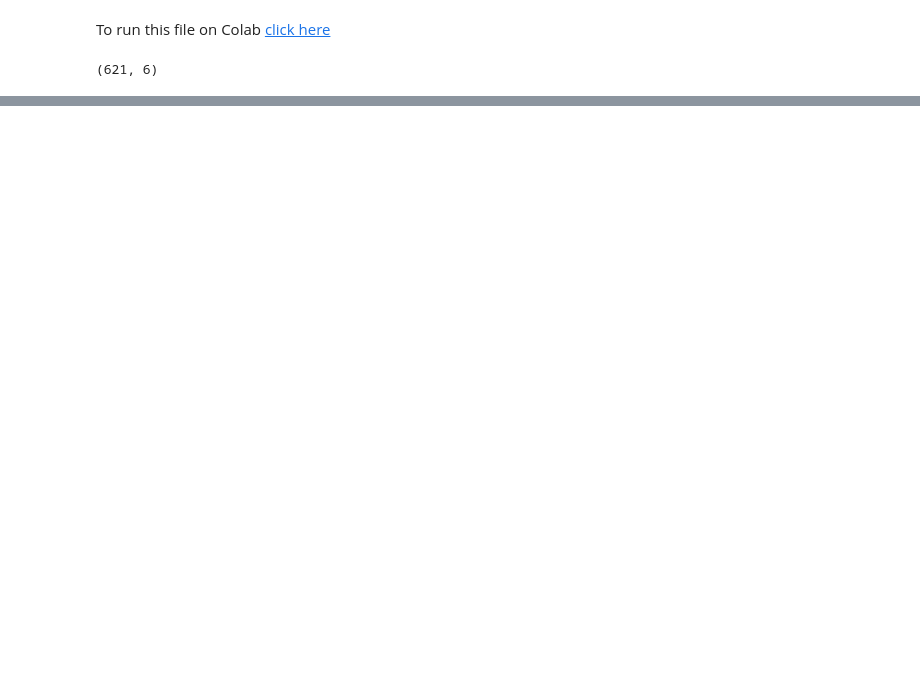
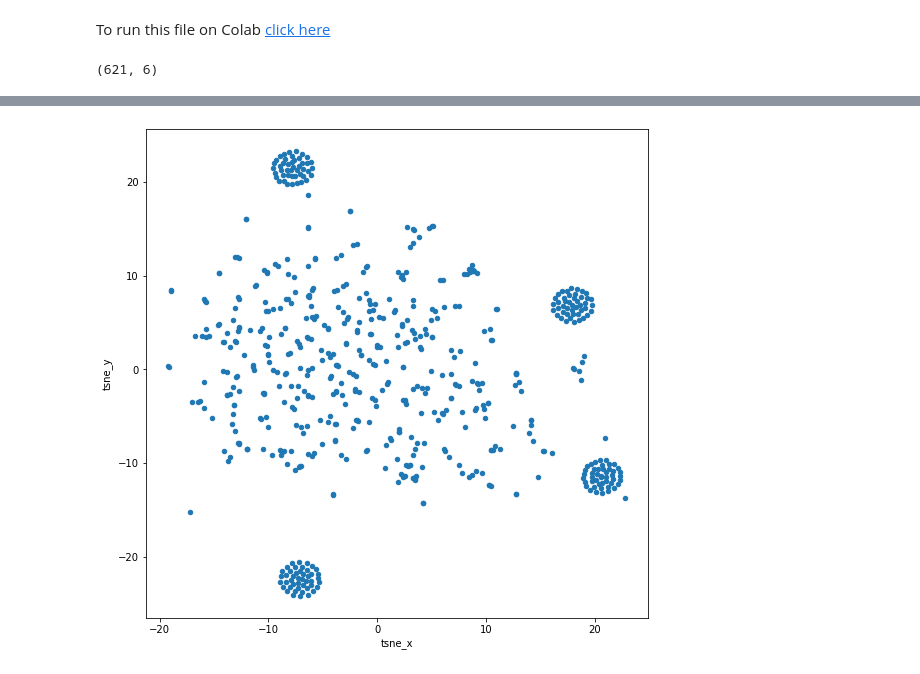
Before and after one commit to sanjaydasgupta/data-mining-of-website-articles, a Jupyter notebook: ml-blogs-eda.ipynb, the cells around one changed output, grey strips where cells are left out. Cells and saved outputs as stored; diff of their text form; code cells hidden in the pictures; blank space fills up the shorter version.

Commit message:
added clustering on title text

```diff
--- a/ml-blogs-eda.ipynb
+++ b/ml-blogs-eda.ipynb
@@ -5,5 +8,6 @@ import pandas as pd
 # %%
-df = pd.read_csv('articles.csv')
+
+df = pd.read_csv('https://raw.githubusercontent.com/sanjaydasgupta/data-mining-of-website-articles/master/articles.csv')
 df.shape
 # %% [output]
 (621, 6)
@@ -18,0 +23,11 @@ df.head()
+# %%
+vectorizer = TfidfVectorizer(stop_words='english').fit(df['title'])
+tfidf = vectorizer.transform(df['title'])
+# %%
+tsne_xy = TSNE(random_state=42).fit_transform(tfidf)
+df['tsne_x'] = tsne_xy[:, 0]
+df['tsne_y'] = tsne_xy[:, 1]
+# %%
+ax = df.plot(kind='scatter', x='tsne_x', y='tsne_y', figsize=(9, 9))
+# %% [output]
+[figure, added]
```
Also changed, not shown: parts of 4 cells of this notebook.
